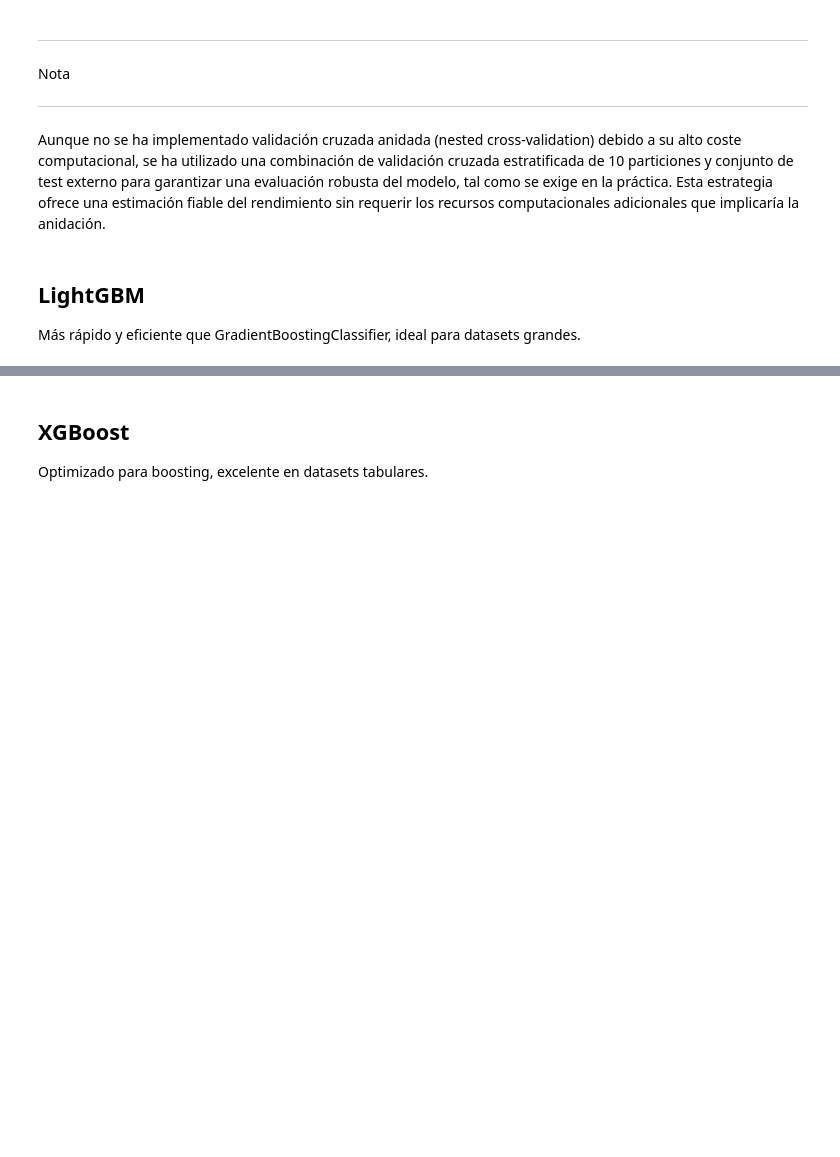
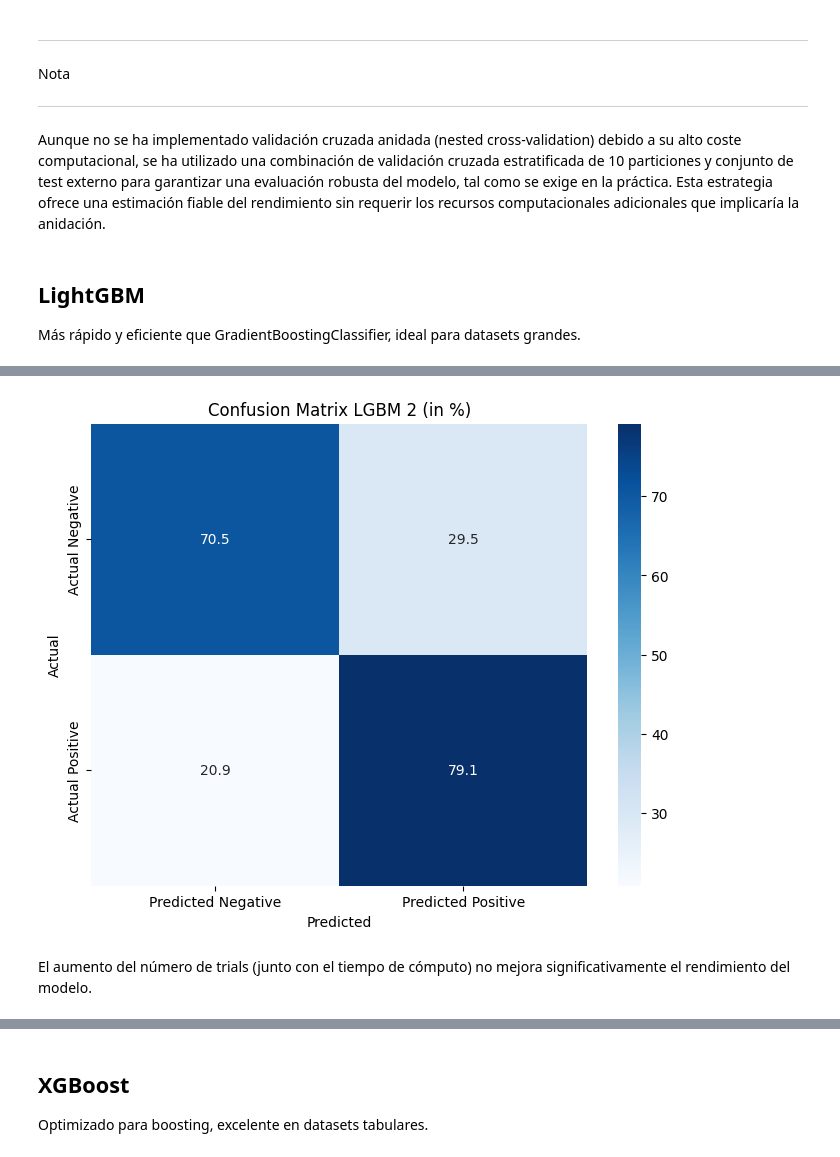
Before and after one commit to raquelgosalbezsirvent/Diabetes-Health-Indicators-ML, a Jupyter notebook: Practica_final.ipynb, the cells around one changed output, grey strips where cells are left out. Drawn from its saved outputs; the diff is of its cells as text; code cells hidden in the pictures; blank space fills up the shorter version.

```diff
--- a/Practica_final.ipynb
+++ b/Practica_final.ipynb
@@ -1842,0 +1881,16 @@ plt.show()
+# %%
+# Convertir la matriz de confusión a porcentajes (por fila)
+cm_percent = conf_matrix_lgbm_2.astype('float') / conf_matrix_lgbm_2.sum(axis=1)[:, np.newaxis] * 100
+
+plt.figure(figsize=(8, 6))
+sns.heatmap(cm_percent, annot=True, fmt=".1f", cmap='Blues',
+            xticklabels=['Predicted Negative', 'Predicted Positive'],
+            yticklabels=['Actual Negative', 'Actual Positive'])
+plt.ylabel('Actual')
+plt.xlabel('Predicted')
+plt.title('Confusion Matrix LGBM 2 (in %)')
+plt.show()
+# %% [output]
+[figure, added]
+# %% [markdown]
+El aumento del número de trials (junto con el tiempo de cómputo) no mejora significativamente el rendimiento del modelo.
```
Also changed, not shown: parts of 41 cells of this notebook.
